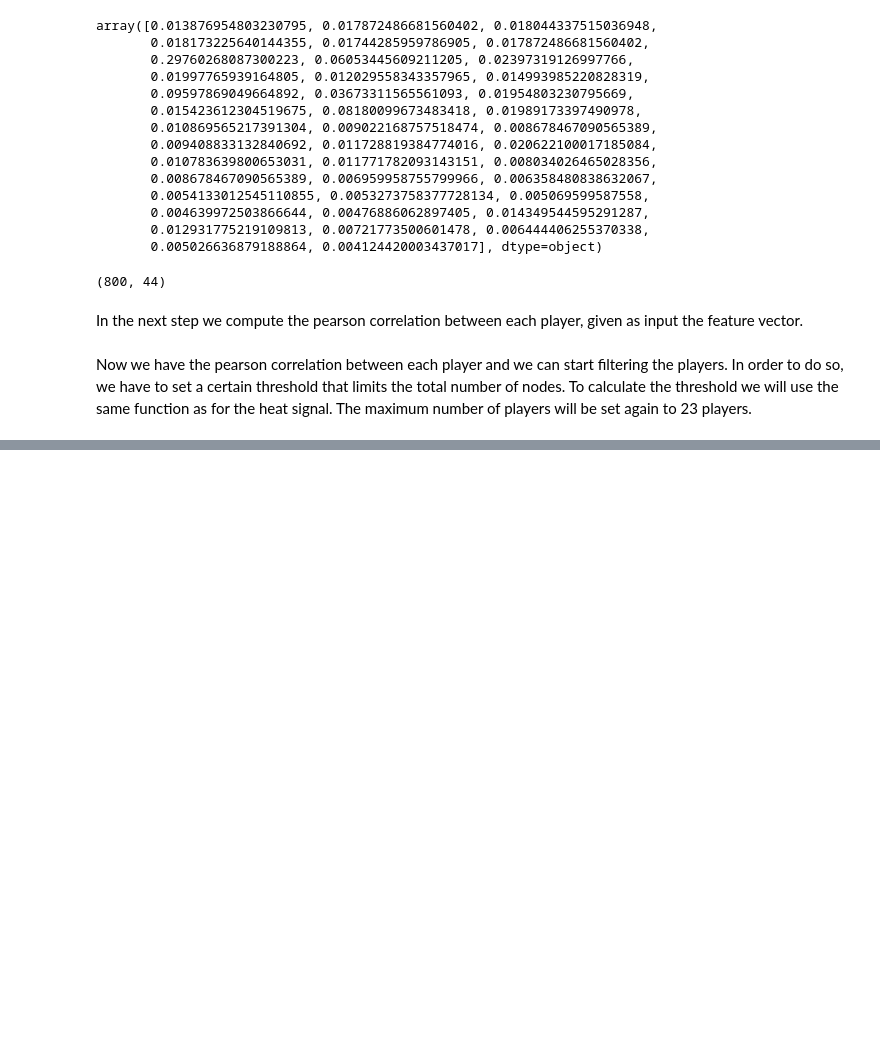
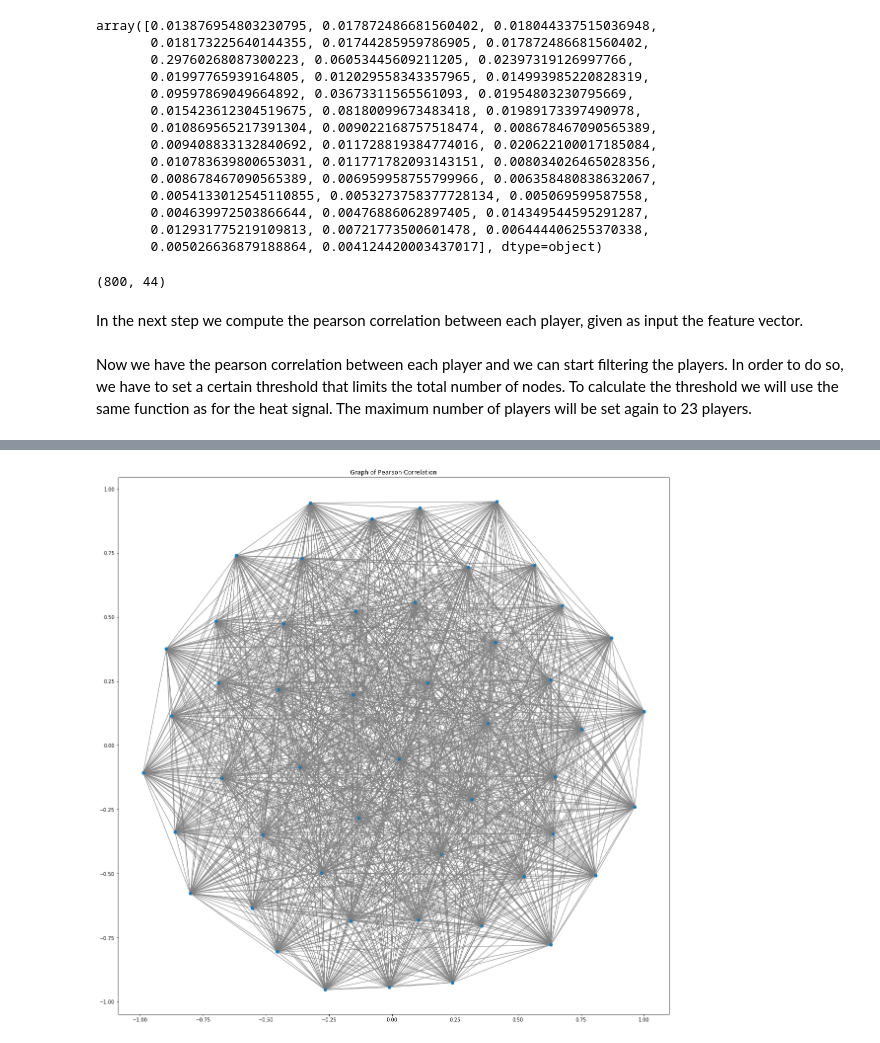
Before and after one commit to ProjectNTDS/Network_World_Cup_Analysis, a Jupyter notebook: Task 4.ipynb, the cells around one changed output, grey strips where cells are left out. Saved outputs shown, nothing was run; the diff lists cells and outputs as text; code cells hidden in the pictures; blank space fills up the shorter version.

```diff
--- a/Task 4.ipynb
+++ b/Task 4.ipynb
@@ -409,0 +420,15 @@ As we already expected, the result is much better. Only one player was not predi
+# %%
+pearson_array = np.nan_to_num(pearson_array)
+pearson_array = np.absolute(pearson_array)
+
+pearson_sparsified = pearson_array[:50, :50]
+# %%
+print("Number of nan values: " + str(np.count_nonzero(np.isnan(pearson_array))))
+print("Percentage of nan values: " + str(np.count_nonzero(np.isnan(pearson_array))/(800*800)))
+
+
+Person_Graph = graphs.Graph(pearson_sparsified)
+print('{} nodes, {} edges'.format(Person_Graph.N, Person_Graph.Ne))
+
+print('Connected: {}'.format(Person_Graph.is_connected()))
+print('Directed: {}'.format(Person_Graph.is_directed()))
@@ -409,0 +442,9 @@ As we already expected, the result is much better. Only one player was not predi
+# %%
+fig, ax = plt.subplots(figsize=(20, 20))
+Person_Graph.set_coordinates()
+Person_Graph.plot(backend= 'matplotlib', plot_name = 'Graph of Pearson Correlation',\
+    vertex_size =50, ax = ax)
+
+plt.show()
+# %% [output]
+[figure, added]
```
Also changed, not shown: parts of 18 cells of this notebook, 1 other file.
